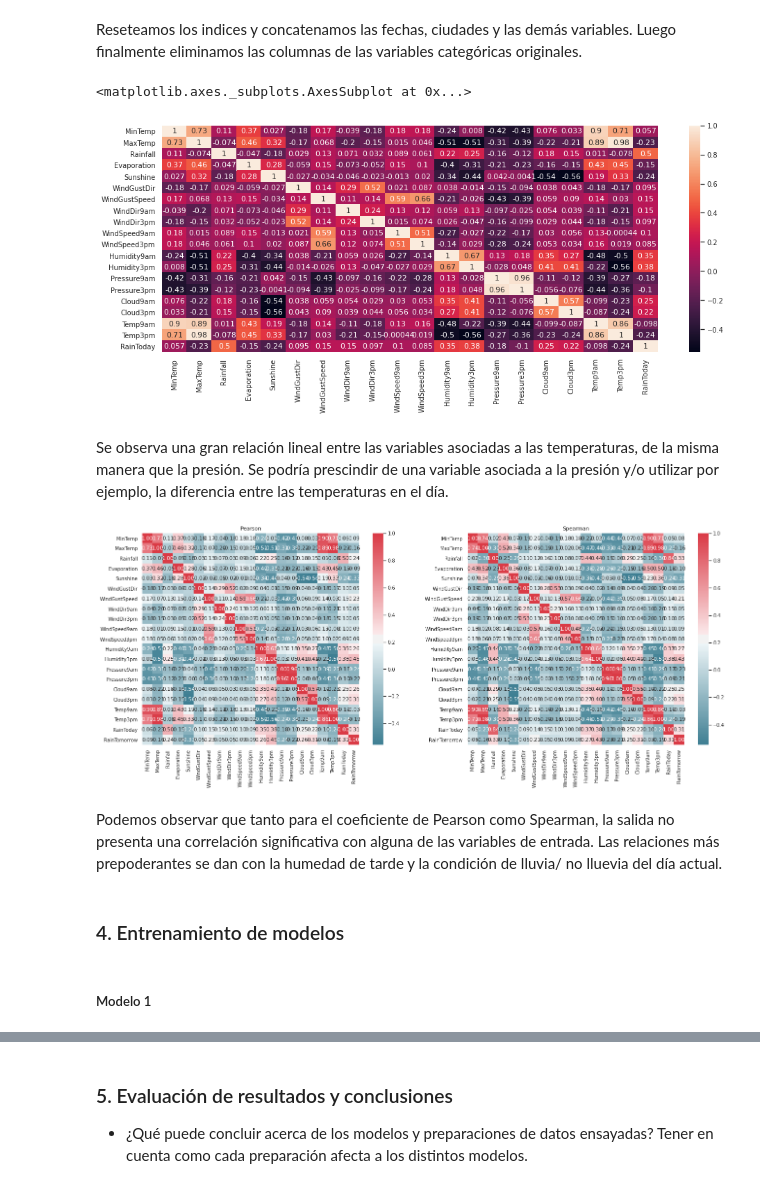
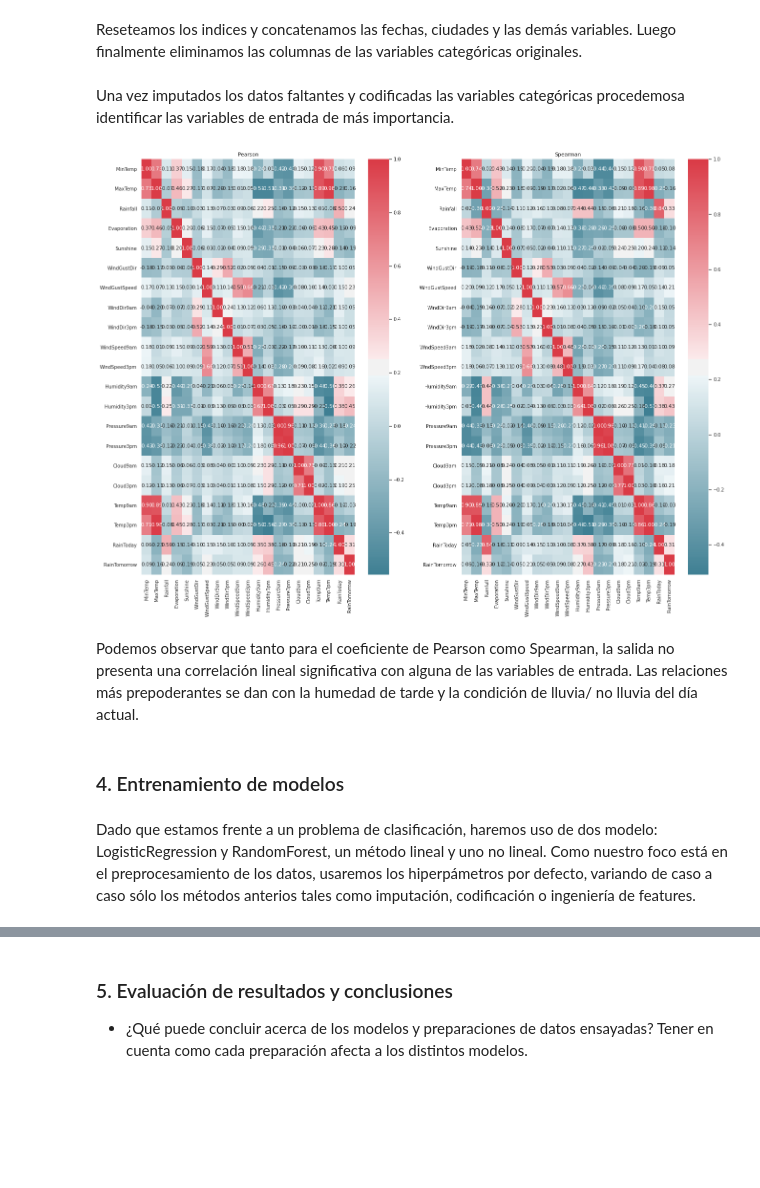
Before and after one commit to AlfonsoRafel/Posgrado-IA---UBA, a Jupyter notebook: 11. Analisis de Datos/TP_Integrador_Análisis_de_datos5_Alfonso_Rafel.ipynb, the cells around one changed output, grey strips where cells are left out. Cells and saved outputs as stored; diff of their text form; code cells hidden in the pictures; blank space fills up the shorter version.

```diff
--- a/11. Analisis de Datos/TP_Integrador_Análisis_de_datos5_Alfonso_Rafel.ipynb
+++ b/11. Analisis de Datos/TP_Integrador_Análisis_de_datos5_Alfonso_Rafel.ipynb
@@ -421,41 +443,33 @@ y_train = y_train[y_train.index.isin(X_train_nan.index)]
 # %% [markdown]
 Reseteamos los indices y concatenamos las fechas, ciudades y las demás variables. Luego finalmente eliminamos las columnas de las variables categóricas originales.
 # %%
-X_train_nan.reset_index(drop=True, inplace=True)
+X_train.reset_index(drop=True, inplace=True)
 date.reset_index(drop=True, inplace=True)
 encoded_locations.reset_index(drop=True, inplace=True)
-# %%
-X_train = pd.concat([X_train_nan, date, encoded_locations], axis=1)
-X_train_loc = pd.concat([X_train_nan, date], axis=1)
+# %%
+df_train = pd.concat([X_train, date], axis=1)
+X_train = pd.concat([X_train, date, encoded_locations], axis=1)
 # %%
 X_train = X_train.drop(['Location', 'Date'], axis=1)
-# %%
-plt.figure(figsize=(16, 6))
-sns.heatmap(X_train_loc.corr(), annot=True )
-# %% [output]
-<matplotlib.axes._subplots.AxesSubplot at 0x...>
-[figure, removed]
-# %% [markdown]
-Se observa una gran relación lineal entre las variables asociadas a las temperaturas, de la misma manera que la presión. Se podría prescindir de una variable asociada a la presión y/o utilizar por ejemplo, la diferencia entre las temperaturas en el día.
+# %% [markdown]
+Una vez imputados los datos faltantes y codificadas las variables categóricas procedemosa identificar las variables de entrada de más importancia.
 # %%
-X_train_loc['RainTomorrow'] = y_train.values
+df_train['RainTomorrow'] = y_train.values
 # %%
-fig, axes = plt.subplots(1,2,figsize=(22,8))
+fig, axes = plt.subplots(1,2,figsize=(22,16))
 
-r = X_train_loc.corr(method='pearson')
+r = df_train.corr(method='pearson')
 axes[0].set_title("Pearson")
 sns.heatmap(r, cmap=sns.diverging_palette(220,10,as_cmap=True),annot=True,fmt=".2f",ax=axes[0])
 sns.set(font_scale=0.9)
 
-rho = X_train_loc.corr(method='spearman')
+rho = df_train.corr(method='spearman')
 axes[1].set_title("Spearman")
 sns.heatmap(rho, cmap=sns.diverging_palette(220,10,as_cmap=True),annot=True,fmt=".2f")
 sns.set(font_scale=0.9)
 # %% [output]
-[figure, old version]
+[figure, new version]
 # %% [markdown]
-Podemos observar que tanto para el coeficiente de Pearson como Spearman, la salida no presenta una correlación significativa con alguna de las variables de entrada. Las relaciones más prepoderantes se dan con la humedad de tarde y la condición de lluvia/ no lluevia del día actual.
+Podemos observar que tanto para el coeficiente de Pearson como Spearman, la salida no presenta una correlación lineal significativa con alguna de las variables de entrada. Las relaciones más prepoderantes se dan con la humedad de tarde y la condición de lluvia/ no lluvia del día actual.
 # %% [markdown]
 ### 4. Entrenamiento de modelos
-# %% [markdown]
-##### Modelo 1
@@ -466,0 +476,2 @@ X_test, y_test, left = preprocessing(X_test, y_test)
+# %% [markdown]
+Dado que estamos frente a un problema de clasificación, haremos uso de dos modelo: LogisticRegression y RandomForest, un método lineal y uno no lineal. Como nuestro foco está en el preprocesamiento de los datos, usaremos los hiperpámetros por defecto, variando de caso a caso sólo los métodos anterios tales como imputación, codificación o ingeniería de features.
```
Also changed, not shown: parts of 117 cells of this notebook.
